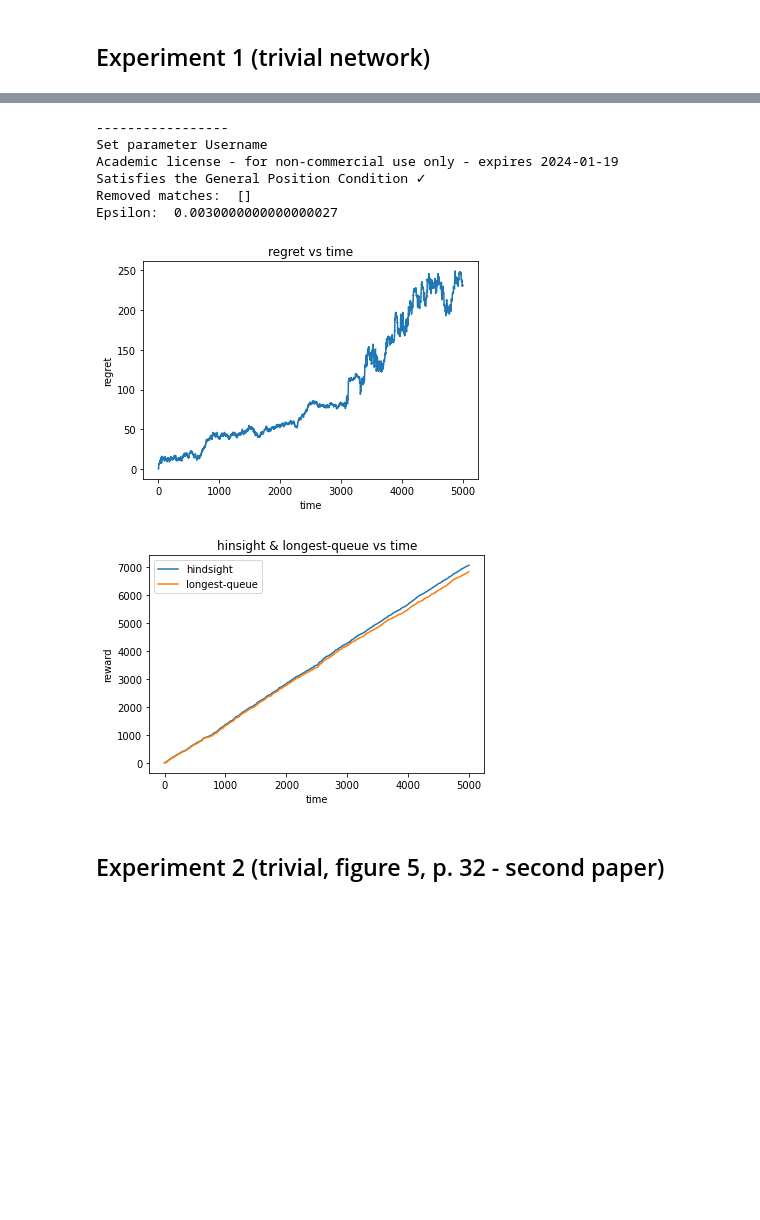
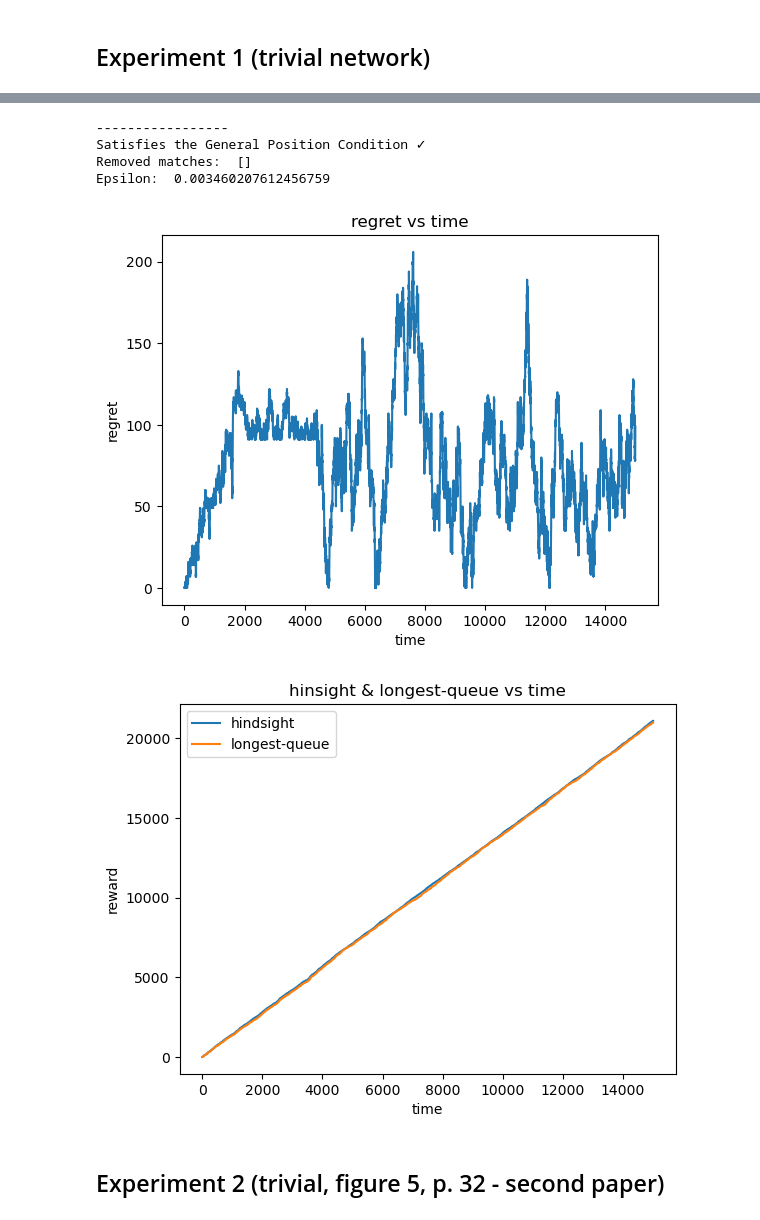
Before and after one commit to bayzhan8/dynamic-matching-policies, a Jupyter notebook: longest queue.ipynb, the cells around one changed output, grey strips where cells are left out. Drawn from its saved outputs; the diff is of its cells as text; code cells hidden in the pictures; blank space fills up the shorter version.

```diff
--- a/longest queue.ipynb
+++ b/longest queue.ipynb
@@ -109,7 +109,7 @@ def hindsight_solution(lambdas, M, r, A, t):
     m = gp.Model("Hindight Solution")
     m.setParam("Outputflag", 0)
 
-    z = m.addMVar(len(r), lb=0, vtype=gp.GRB.CONTINUOUS, name = "z var")
+    z = m.addMVar(len(r), lb=0, vtype=gp.GRB.INTEGER, name = "z var")
     m.setObjective(r @ z, GRB.MAXIMIZE)
     m.addConstr(M.T @ z <= sum(A[:t+1]))
     m.optimize()
@@ -134,7 +134,7 @@ def preprocessing(lambdas, M, r):
 
     # Normalize lambdas
     lambdas = np.array(lambdas)
-    lambdas = (lambdas/lambdas.sum()).round(3)
+    lambdas = (lambdas/lambdas.sum())
 
 
     # Check if the input sizes match
@@ -166,6 +166,7 @@ def preprocessing(lambdas, M, r):
             num += 1
             if i < epsilon:
                 epsilon = i
+    Q_demand = s.X.copy()
 
     for i in z.X:
         if i > 0:
@@ -180,12 +181,14 @@ def preprocessing(lambdas, M, r):
 
     # Remove redundant
     redundant = [i for i in range(len(r)) if z.X[i] == 0]
+    count = 0
     for idx in redundant:
-        M = np.delete(M, idx, axis = 0)
-        r = np.delete(r, idx)
+        M = np.delete(M, idx -  count, axis = 0)
+        r = np.delete(r, idx - count)
+        count += 1
     print("Removed matches: ", redundant)
 
-    return lambdas, M, r, epsilon
+    return lambdas, M, r, epsilon, Q_demand
 # %%
 def longest_queue(lambdas, M, r, T = 500):
     """
@@ -200,7 +203,7 @@ def longest_queue(lambdas, M, r, T = 500):
 
     Output: A, X, queue_hist, regret
     """
-    lambdas, M, r, epsilon = preprocessing(lambdas, M, r)
+    lambdas, M, r, epsilon, Q_demand = preprocessing(lambdas, M, r)
 
     print("Epsilon: ", epsilon)
 
@@ -224,10 +227,14 @@ def longest_queue(lambdas, M, r, T = 500):
 
         for idx in range(len(r)):
             if (arriv <= M[idx]).all() and (queue >= M[idx]).all():
-                if M[idx] @ queue >= currentMax:
+                if M[idx] @ queue > currentMax:
                     currentMax = M[idx] @ queue
                     maxIdx = idx
                     exists = True
+                elif M[idx] @ queue == currentMax:
+                    if random.uniform(0, 1) > 0.5:
+                        maxIdx = idx
+                        exists = True
 
         x = np.zeros(len(r))
         if exists:
@@ -238,10 +245,14 @@ def longest_queue(lambdas, M, r, T = 500):
 
         # At the end of each time period (after a match is performed),
         # all agents of types i ∈ Q+ leave the market unmatched.
-        for i in arriv:
-            if i == 1:
-                queue[i] = 0
-                break
+        if not exists:
+            INDEX = 0
+            for ma in range(len(arriv)):
+                if arriv[ma] == 1:
+                    INDEX = ma
+                    break
+            if Q_demand[INDEX] > 0.00001:
+                queue[INDEX] -= 1
 
         queue_hist.append(queue)
 
@@ -282,14 +293,12 @@ draw_hypergraph(lambdas, M, r)
 # %%
-A, X, queue_hist, regret, reward, hindsight = longest_queue(lambdas, M, r, T = 5000)
+A, X, queue_hist, regret, reward, hindsight = longest_queue(lambdas, M, r, T = 15000)
 # %% [output]
 -----------------
-Set parameter Username
-Academic license - for non-commercial use only - expires 2024-01-19
 Satisfies the General Position Condition ✓
 Removed matches:  []
-Epsilon:  0.0030000000000000027
+Epsilon:  0.003460207612456759
-[figure, old version]
+[figure, new version]
-[figure, old version]
+[figure, new version]
 # %% [markdown]
 ## Experiment 2 (trivial, figure 5, p. 32 - second paper)
 # %%
```
Also changed, not shown: parts of 4 cells of this notebook.
